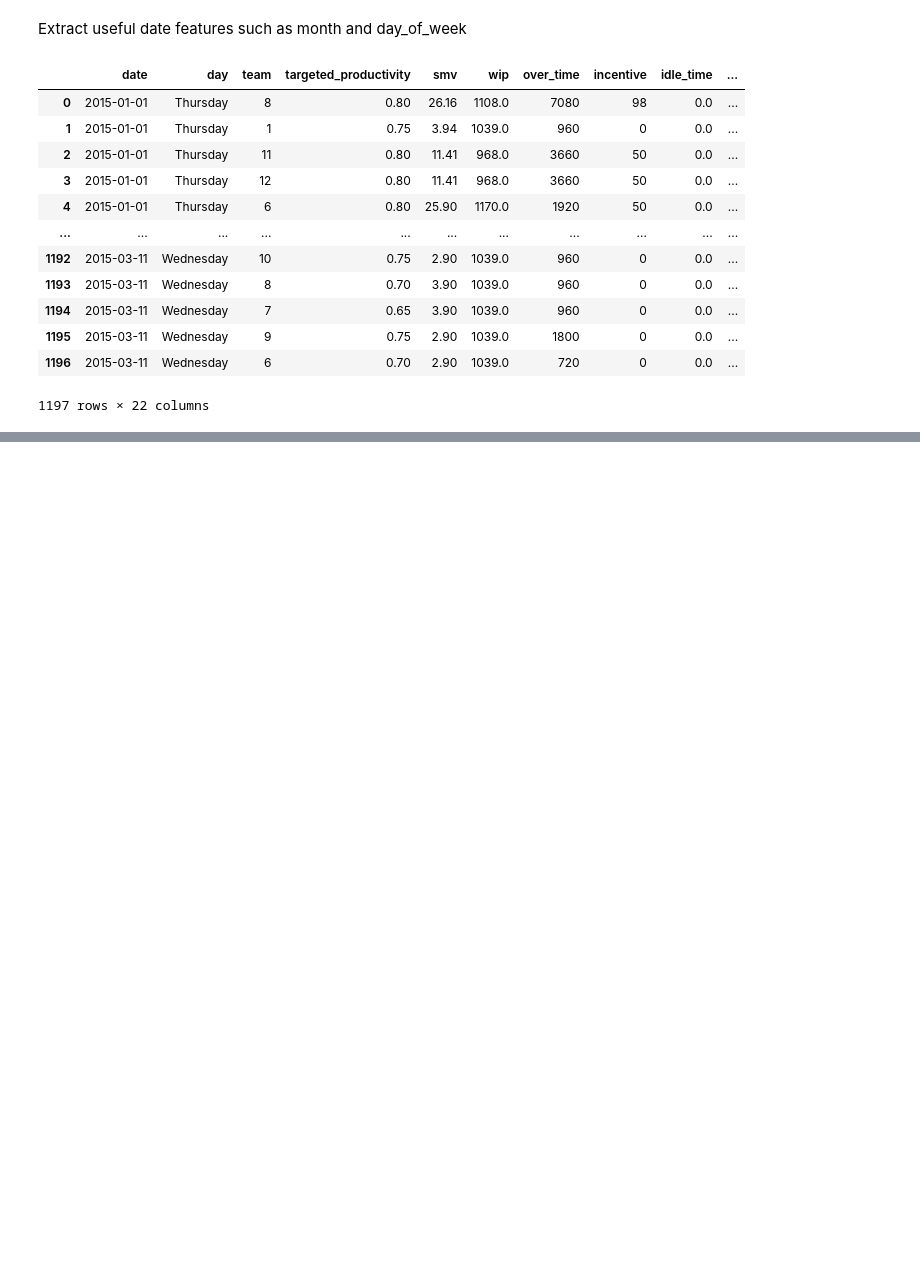
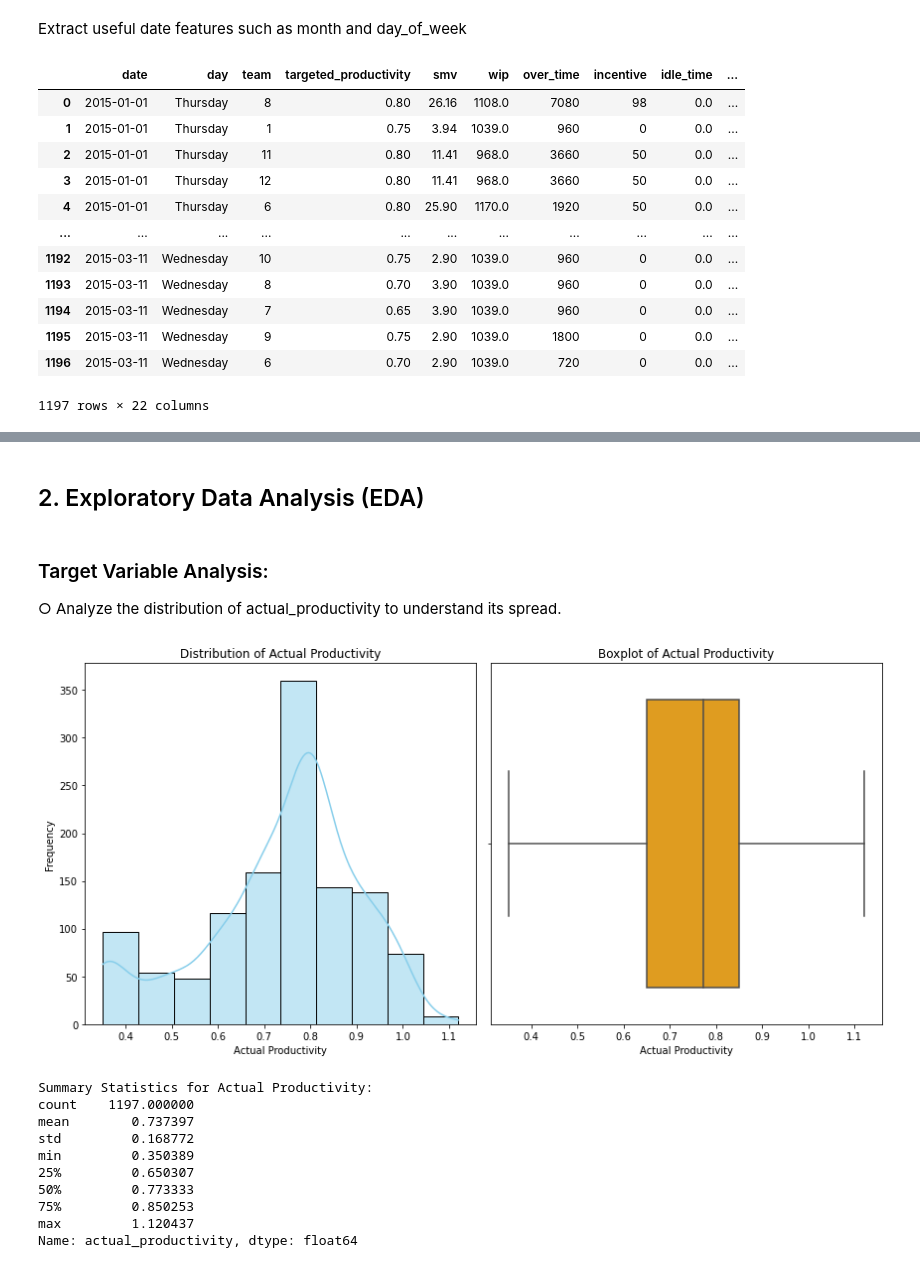
Before and after one commit to Lynn-rose/Garment-Worker-Productivity-Prediction-, a Jupyter notebook: Garment Worker Productivity Prediction .ipynb, the cells around one changed output, grey strips where cells are left out. Saved outputs shown, nothing was run; the diff lists cells and outputs as text; code cells hidden in the pictures; blank space fills up the shorter version.

```diff
--- a/Garment Worker Productivity Prediction .ipynb
+++ b/Garment Worker Productivity Prediction .ipynb
@@ -296 +297,12 @@ Scale numerical features (e.g., smv, over_time) using StandardScaler for consist
 in model training.
+# %%
+# Initialize the scaler
+scaler = StandardScaler()
+
+# Select numerical columns to scale
+columns_to_scale = ['smv', 'over_time']
+
+# Scale the numerical features
+df_scaled = df.copy()  # To keep original data intact
+df_scaled[columns_to_scale] = scaler.fit_transform(df[columns_to_scale])
+df_scaled
@@ -296,0 +323,42 @@ in model training.
+# %% [markdown]
+## 2. Exploratory Data Analysis (EDA)
+# %% [markdown]
+### Target Variable Analysis:
+
+○ Analyze the distribution of actual_productivity to understand its spread.
+# %%
+# Analyze the distribution
+plt.figure(figsize=(12, 6))
+
+# Histogram
+plt.subplot(1, 2, 1)
+sns.histplot(df_scaled['actual_productivity'], kde=True, bins=10, color='skyblue')
+plt.title('Distribution of Actual Productivity')
+plt.xlabel('Actual Productivity')
+plt.ylabel('Frequency')
+
+# Boxplot
+plt.subplot(1, 2, 2)
+sns.boxplot(x=df_scaled['actual_productivity'], color='orange')
+plt.title('Boxplot of Actual Productivity')
+plt.xlabel('Actual Productivity')
+
+plt.tight_layout()
+plt.show()
+
+# Summary statistics
+summary_stats = df_scaled['actual_productivity'].describe()
+print("Summary Statistics for Actual Productivity:")
+print(summary_stats)
+# %% [output]
+[figure, added]
+Summary Statistics for Actual Productivity:
+count    1197.000000
+mean        0.737397
+std         0.168772
+min         0.350389
+25%         0.650307
+50%         0.773333
+75%         0.850253
+max         1.120437
+Name: actual_productivity, dtype: float64
```
Also changed, not shown: parts of 4 cells of this notebook.
